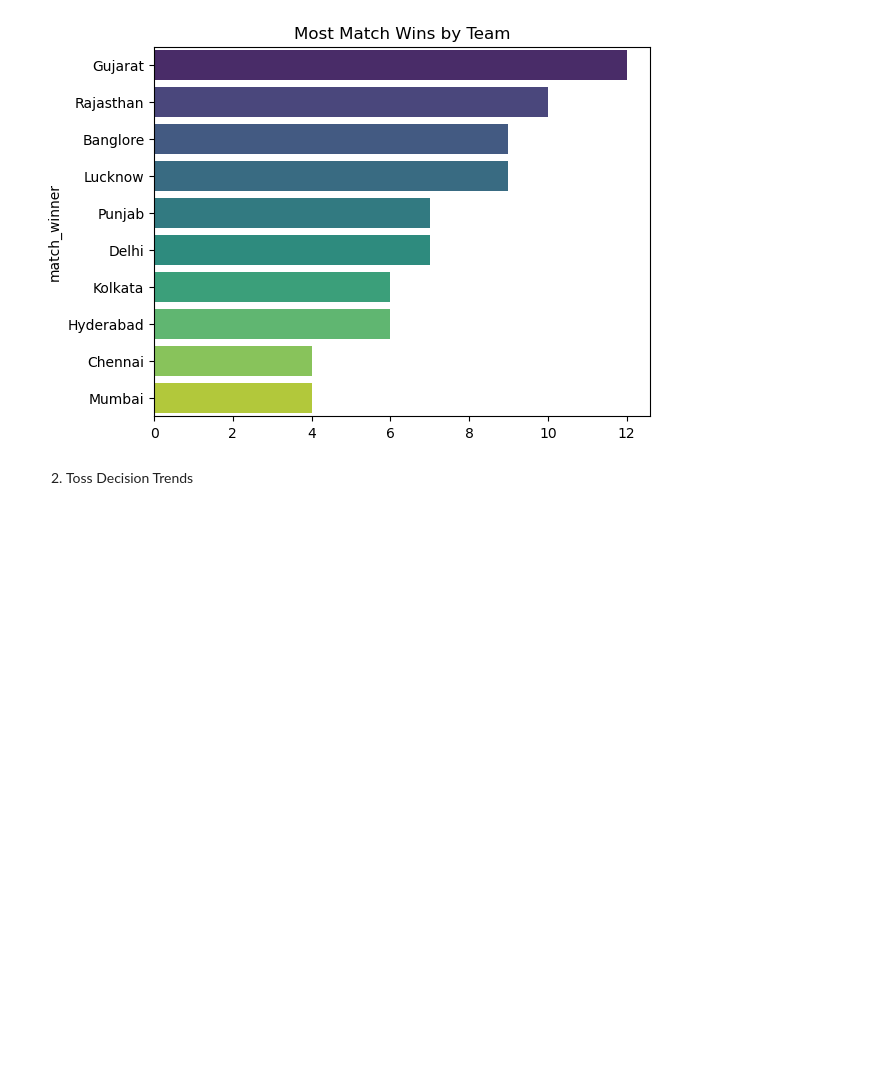
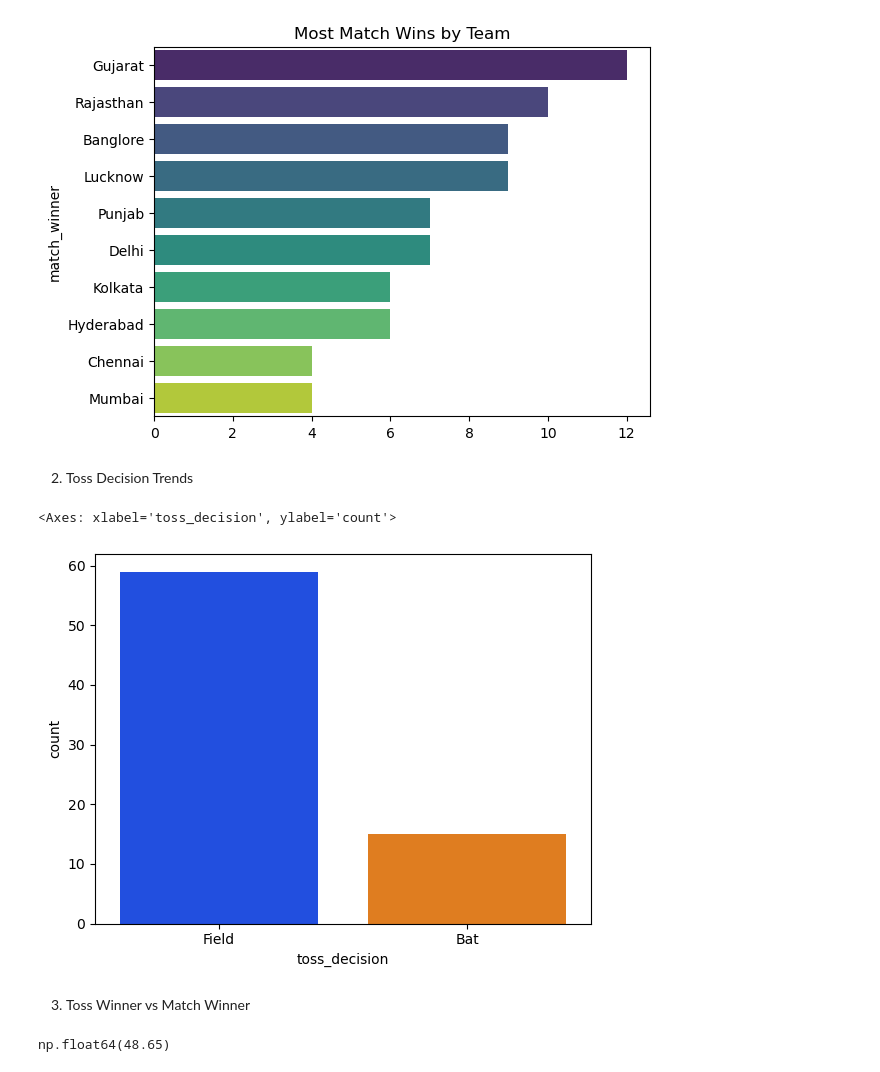
Before and after one commit to iamrohitkandpal/Python-Journey, a Jupyter notebook: Visualization/IPL_Data_Project.ipynb, the cells around one changed output. Drawn from its saved outputs; the diff is of its cells as text; code cells hidden in the pictures; blank space fills up the shorter version.

Commit message:
Okay completed the IPL data visualization problems. It was really helpful in practicing data visualization

```diff
--- a/Visualization/IPL_Data_Project.ipynb
+++ b/Visualization/IPL_Data_Project.ipynb
@@ -106,3 +106,16 @@ Text(0.5, 1.0, 'Most Match Wins by Team')
 [figure]
 # %% [markdown]
 2. Toss Decision Trends
+# %%
+sns.countplot(x = df['toss_decision'], palette = "bright")
+# %% [output]
+<Axes: xlabel='toss_decision', ylabel='count'>
+[figure, added]
+# %% [markdown]
+3. Toss Winner vs Match Winner
+# %%
+count = df[df['toss_winner'] == df['match_winner']]['match_id'].count()
+percentage = (count * 100) / df.shape[0]
+percentage.round(2)
+# %% [output]
+np.float64(48.65)
```
Also changed, not shown: parts of 20 cells of this notebook.
